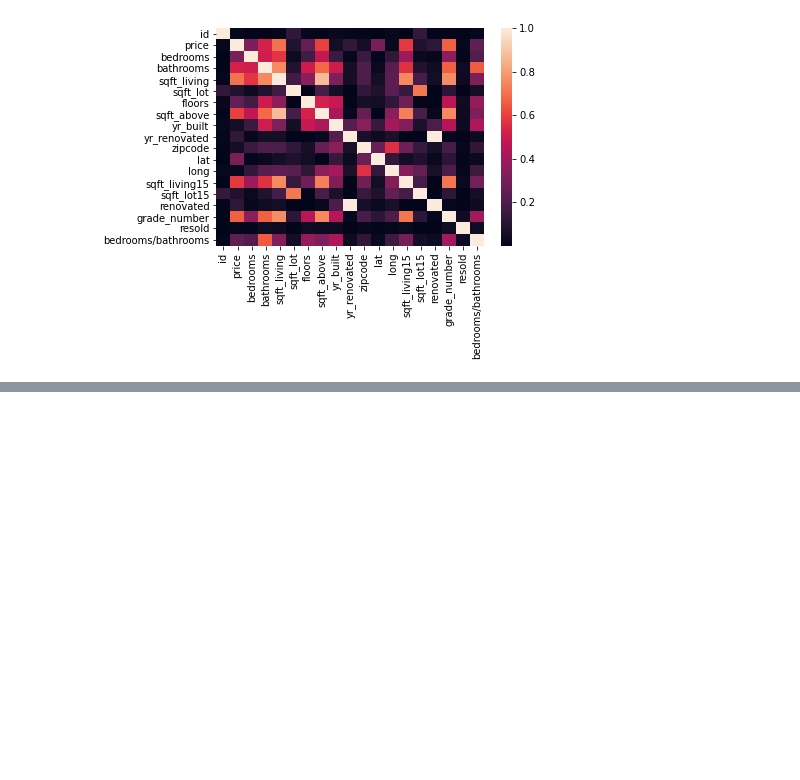
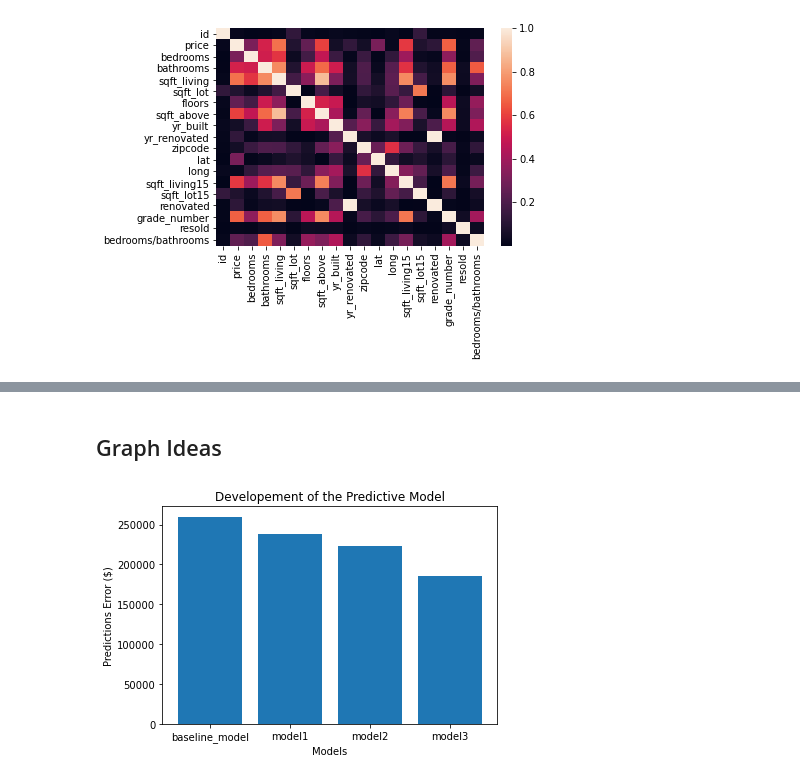
Before and after one commit to hanis-z/King-County-Millenial-homeowner-program, a Jupyter notebook: individualNotebooks/Kyle notebook.ipynb, the cells around one changed output, grey strips where cells are left out. Drawn from its saved outputs; the diff is of its cells as text; code cells hidden in the pictures; blank space fills up the shorter version.

```diff
--- a/individualNotebooks/Kyle notebook.ipynb
+++ b/individualNotebooks/Kyle notebook.ipynb
@@ -701,3 +660,17 @@ OLS Regression Results
 | Kurtosis: | 29.005 | Cond. No. | 42.1 |
 Notes:
 [1] Standard Errors assume that the covariance matrix of the errors is correctly specified.
+# %% [markdown]
+## Graph Ideas
+# %%
+RMSE_model_improvement = {'baseline_model':259759.39 , 'model1':237630.65143246492,'model2':222650.05,'model3':185554.09,}
+fig, ax=plt.subplots()
+
+ax.bar(RMSE_model_improvement.keys(), height = RMSE_model_improvement.values())
+ax.set_xlabel("Models")
+ax.set_ylabel("Predictions Error ($)")
+ax.set_title('Developement of the Predictive Model')
+fig.savefig('../images/DevelopementofthePredictiveModel.jpg',
+            transparent = False,bbox_inches="tight");
+# %% [output]
+[figure, added]
```
Also changed, not shown: parts of 13 cells of this notebook, 2 other files.
